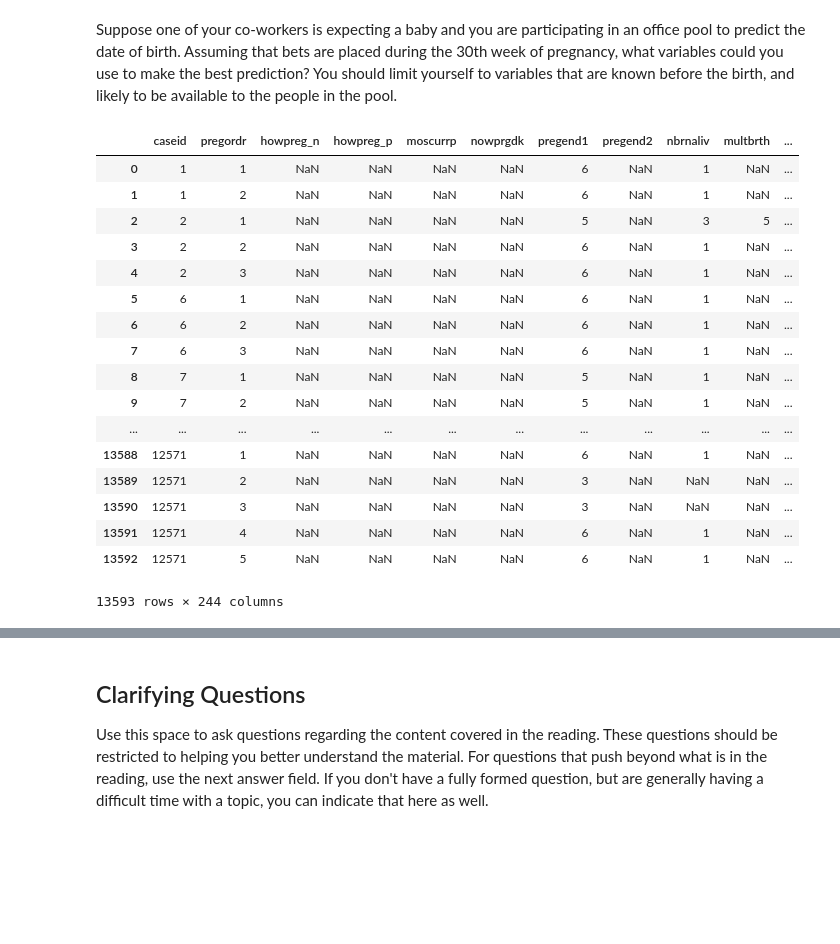
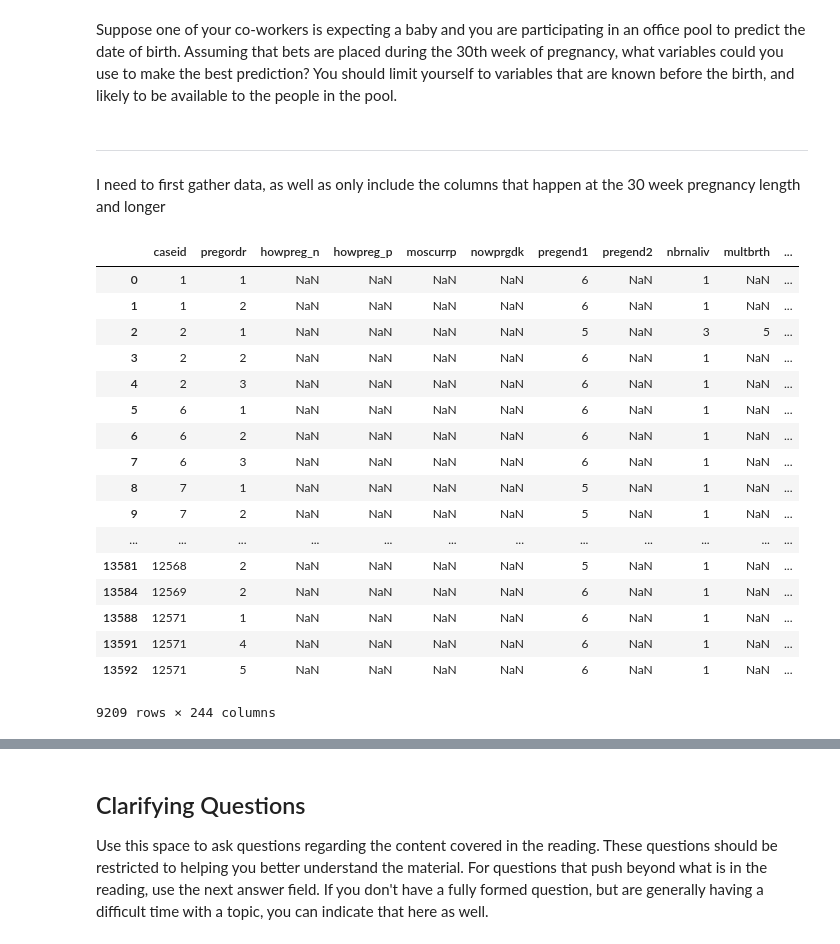
Before and after one commit to keenanzucker/DataScience16, a Jupyter notebook: ThinkStats2/chap11ex.ipynb, the cells around one changed output, grey strips where cells are left out. Saved outputs shown, nothing was run; the diff lists cells and outputs as text; code cells hidden in the pictures; blank space fills up the shorter version.

```diff
--- a/ThinkStats2/chap11ex.ipynb
+++ b/ThinkStats2/chap11ex.ipynb
@@ -5,31 +5,35 @@ Allen Downey
 %matplotlib inline
 # %% [markdown]
 Suppose one of your co-workers is expecting a baby and you are participating in an office pool to predict the date of birth. Assuming that bets are placed during the 30th week of pregnancy, what variables could you use to make the best prediction? You should limit yourself to variables that are known before the birth, and likely to be available to the people in the pool.
+# %% [markdown]
+______
+I need to first gather data, as well as only include the columns that happen at the 30 week pregnancy length and longer
 # %%
 import numpy as np
 import thinkstats2
 import thinkplot
 import nsfg
 import statsmodels.formula.api as smf
 
 df = nsfg.ReadFemPreg()
+df = df[df.prglngth>=30]
 df
 # %% [output]
 |  | caseid | pregordr | howpreg_n | howpreg_p | moscurrp | nowprgdk | pregend1 | pregend2 | nbrnaliv | multbrth | ... |
 | 0 | 1 | 1 | NaN | NaN | NaN | NaN | 6 | NaN | 1 | NaN | ... |
 | 1 | 1 | 2 | NaN | NaN | NaN | NaN | 6 | NaN | 1 | NaN | ... |
 | 2 | 2 | 1 | NaN | NaN | NaN | NaN | 5 | NaN | 3 | 5 | ... |
 | 3 | 2 | 2 | NaN | NaN | NaN | NaN | 6 | NaN | 1 | NaN | ... |
 | 4 | 2 | 3 | NaN | NaN | NaN | NaN | 6 | NaN | 1 | NaN | ... |
 | 5 | 6 | 1 | NaN | NaN | NaN | NaN | 6 | NaN | 1 | NaN | ... |
 | 6 | 6 | 2 | NaN | NaN | NaN | NaN | 6 | NaN | 1 | NaN | ... |
 | 7 | 6 | 3 | NaN | NaN | NaN | NaN | 6 | NaN | 1 | NaN | ... |
 | 8 | 7 | 1 | NaN | NaN | NaN | NaN | 5 | NaN | 1 | NaN | ... |
 | 9 | 7 | 2 | NaN | NaN | NaN | NaN | 5 | NaN | 1 | NaN | ... |
 | ... | ... | ... | ... | ... | ... | ... | ... | ... | ... | ... | ... |
+| 13581 | 12568 | 2 | NaN | NaN | NaN | NaN | 5 | NaN | 1 | NaN | ... |
+| 13584 | 12569 | 2 | NaN | NaN | NaN | NaN | 6 | NaN | 1 | NaN | ... |
 | 13588 | 12571 | 1 | NaN | NaN | NaN | NaN | 6 | NaN | 1 | NaN | ... |
-| 13589 | 12571 | 2 | NaN | NaN | NaN | NaN | 3 | NaN | NaN | NaN | ... |
-| 13590 | 12571 | 3 | NaN | NaN | NaN | NaN | 3 | NaN | NaN | NaN | ... |
 | 13591 | 12571 | 4 | NaN | NaN | NaN | NaN | 6 | NaN | 1 | NaN | ... |
 | 13592 | 12571 | 5 | NaN | NaN | NaN | NaN | 6 | NaN | 1 | NaN | ... |
-13593 rows × 244 columns
+9209 rows × 244 columns
```
Also changed, not shown: parts of 12 cells of this notebook.
